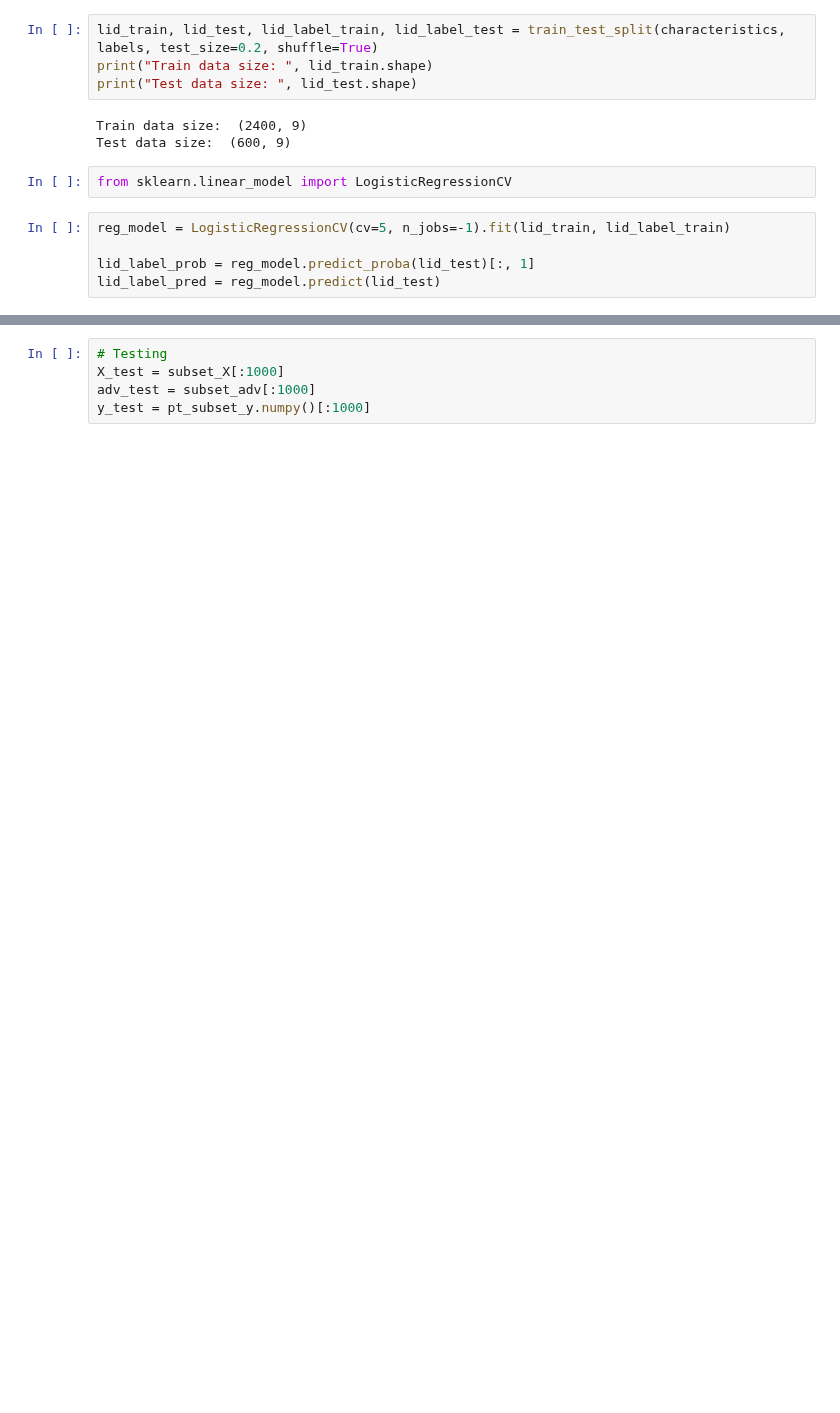
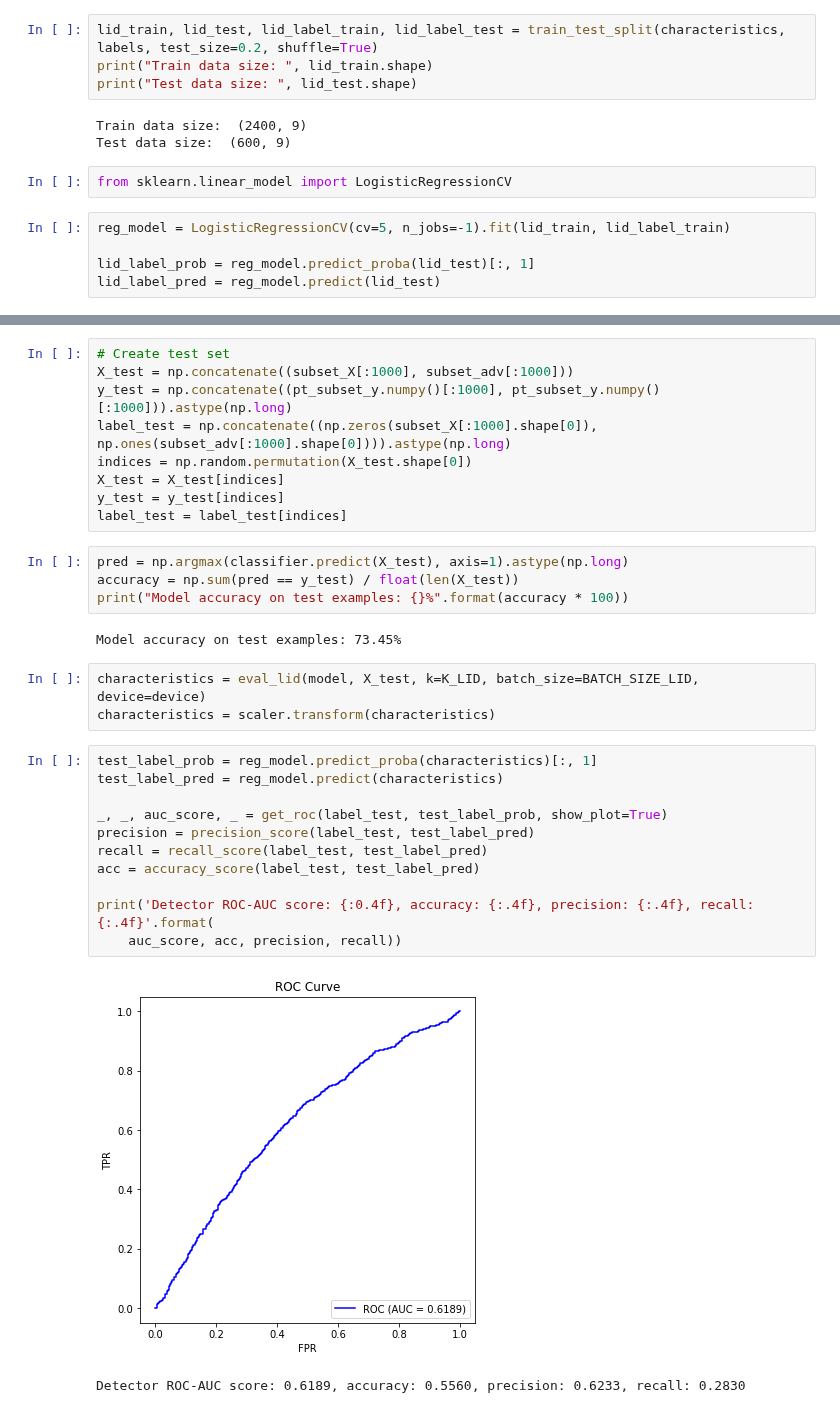
Before and after one commit to changx03/baard_exp2, a Jupyter notebook: lid_pipeline_demo.ipynb, the cells around one changed output, grey strips where cells are left out. Drawn from its saved outputs; the diff is of its cells as text; blank space fills up the shorter version.

```diff
--- a/lid_pipeline_demo.ipynb
+++ b/lid_pipeline_demo.ipynb
@@ -256,5 +268,32 @@ print(len(np.where(lid_label_pred==1)[0]), len(np.where(lid_label_pred==0)[0]))
-# %%
-# Testing
-X_test = subset_X[:1000]
-adv_test = subset_adv[:1000]
-y_test = pt_subset_y.numpy()[:1000]
+# %%
+# Create test set
+X_test = np.concatenate((subset_X[:1000], subset_adv[:1000]))
+y_test = np.concatenate((pt_subset_y.numpy()[:1000], pt_subset_y.numpy()[:1000])).astype(np.long)
+label_test = np.concatenate((np.zeros(subset_X[:1000].shape[0]), np.ones(subset_adv[:1000].shape[0]))).astype(np.long)
+indices = np.random.permutation(X_test.shape[0])
+X_test = X_test[indices]
+y_test = y_test[indices]
+label_test = label_test[indices]
+# %%
+pred = np.argmax(classifier.predict(X_test), axis=1).astype(np.long)
+accuracy = np.sum(pred == y_test) / float(len(X_test))
+print("Model accuracy on test examples: {}%".format(accuracy * 100))
+# %% [output]
+Model accuracy on test examples: 73.45%
+# %%
+characteristics = eval_lid(model, X_test, k=K_LID, batch_size=BATCH_SIZE_LID, device=device)
+characteristics = scaler.transform(characteristics)
+# %%
+test_label_prob = reg_model.predict_proba(characteristics)[:, 1]
+test_label_pred = reg_model.predict(characteristics)
+
+_, _, auc_score, _ = get_roc(label_test, test_label_prob, show_plot=True)
+precision = precision_score(label_test, test_label_pred)
+recall = recall_score(label_test, test_label_pred)
+acc = accuracy_score(label_test, test_label_pred)
+
+print('Detector ROC-AUC score: {:0.4f}, accuracy: {:.4f}, precision: {:.4f}, recall: {:.4f}'.format(
+    auc_score, acc, precision, recall))
+# %% [output]
+[figure, added]
+Detector ROC-AUC score: 0.6189, accuracy: 0.5560, precision: 0.6233, recall: 0.2830
```
Also changed, not shown: parts of 12 cells of this notebook, 1 other file.
